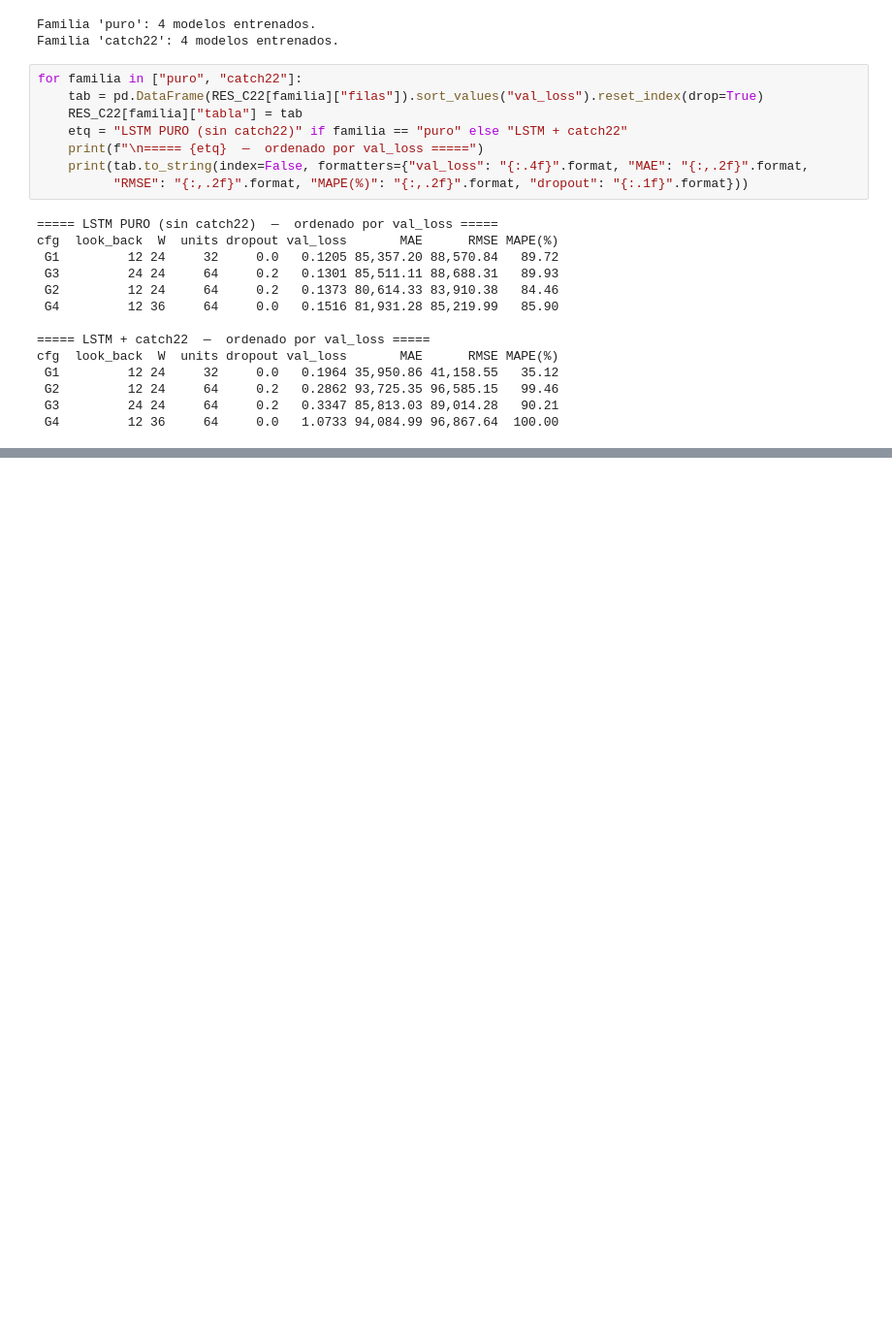
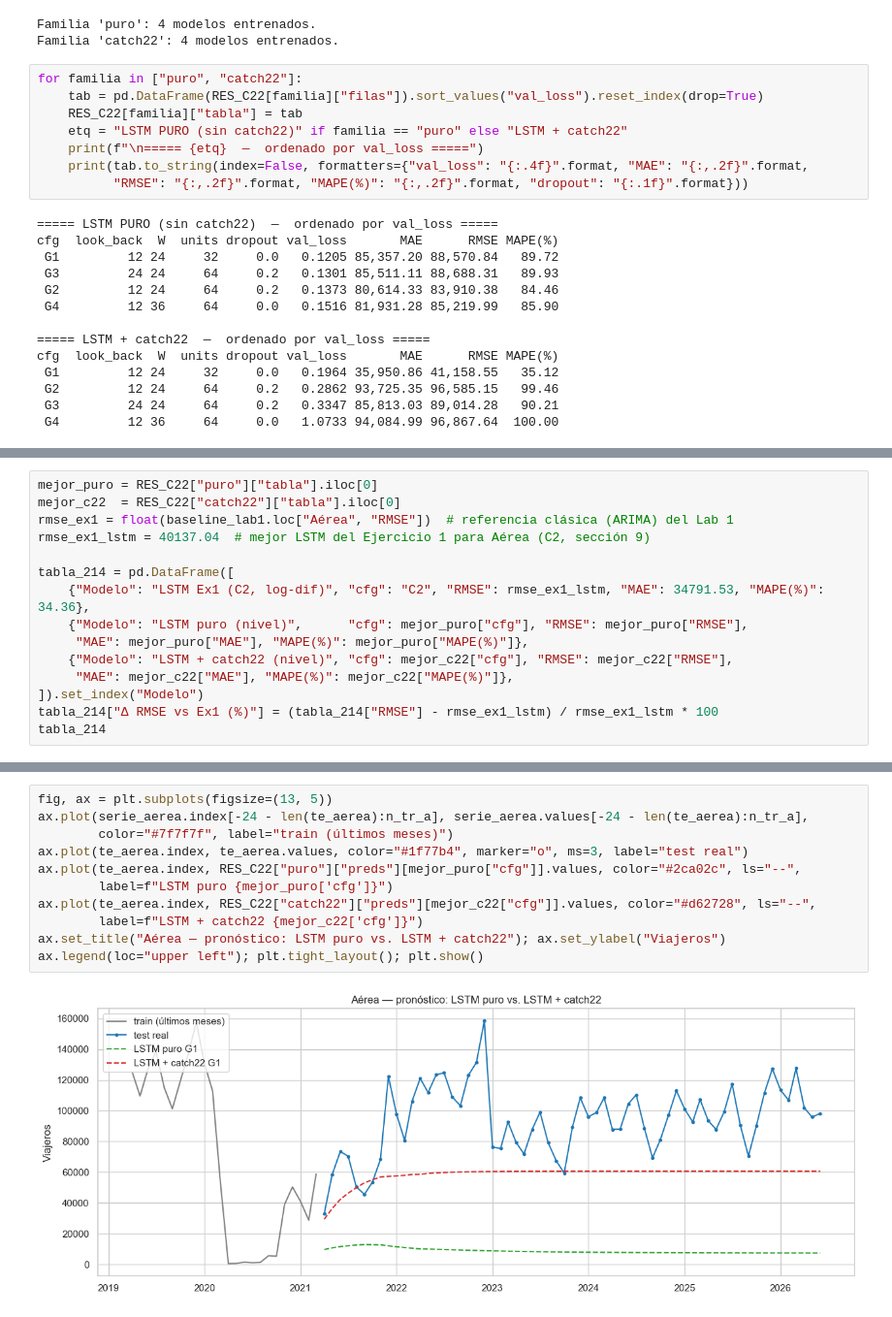
Before and after one commit to nicoCT04/Lab2DataScience, a Jupyter notebook: notebooks/Lab2_LSTM.ipynb, the cells around one changed output, grey strips where cells are left out. Shown at 97% size. Saved outputs shown, nothing was run; the diff lists cells and outputs as text; blank space fills up the shorter version.

```diff
--- a/notebooks/Lab2_LSTM.ipynb
+++ b/notebooks/Lab2_LSTM.ipynb
@@ -613,0 +618,15 @@ cfg  look_back  W  units dropout val_loss       MAE      RMSE MAPE(%)
+# %%
+mejor_puro = RES_C22["puro"]["tabla"].iloc[0]
+mejor_c22  = RES_C22["catch22"]["tabla"].iloc[0]
+rmse_ex1 = float(baseline_lab1.loc["Aérea", "RMSE"])  # referencia clásica (ARIMA) del Lab 1
+rmse_ex1_lstm = 40137.04  # mejor LSTM del Ejercicio 1 para Aérea (C2, sección 9)
+
+tabla_214 = pd.DataFrame([
+    {"Modelo": "LSTM Ex1 (C2, log-dif)", "cfg": "C2", "RMSE": rmse_ex1_lstm, "MAE": 34791.53, "MAPE(%)": 34.36},
+    {"Modelo": "LSTM puro (nivel)",      "cfg": mejor_puro["cfg"], "RMSE": mejor_puro["RMSE"],
+     "MAE": mejor_puro["MAE"], "MAPE(%)": mejor_puro["MAPE(%)"]},
+    {"Modelo": "LSTM + catch22 (nivel)", "cfg": mejor_c22["cfg"], "RMSE": mejor_c22["RMSE"],
+     "MAE": mejor_c22["MAE"], "MAPE(%)": mejor_c22["MAPE(%)"]},
+]).set_index("Modelo")
+tabla_214["Δ RMSE vs Ex1 (%)"] = (tabla_214["RMSE"] - rmse_ex1_lstm) / rmse_ex1_lstm * 100
+tabla_214
@@ -613,0 +639,13 @@ cfg  look_back  W  units dropout val_loss       MAE      RMSE MAPE(%)
+# %%
+fig, ax = plt.subplots(figsize=(13, 5))
+ax.plot(serie_aerea.index[-24 - len(te_aerea):n_tr_a], serie_aerea.values[-24 - len(te_aerea):n_tr_a],
+        color="#7f7f7f", label="train (últimos meses)")
+ax.plot(te_aerea.index, te_aerea.values, color="#1f77b4", marker="o", ms=3, label="test real")
+ax.plot(te_aerea.index, RES_C22["puro"]["preds"][mejor_puro["cfg"]].values, color="#2ca02c", ls="--",
+        label=f"LSTM puro {mejor_puro['cfg']}")
+ax.plot(te_aerea.index, RES_C22["catch22"]["preds"][mejor_c22["cfg"]].values, color="#d62728", ls="--",
+        label=f"LSTM + catch22 {mejor_c22['cfg']}")
+ax.set_title("Aérea — pronóstico: LSTM puro vs. LSTM + catch22"); ax.set_ylabel("Viajeros")
+ax.legend(loc="upper left"); plt.tight_layout(); plt.show()
+# %% [output]
+[figure, added]
```
Also changed, not shown: parts of 3 cells of this notebook.
